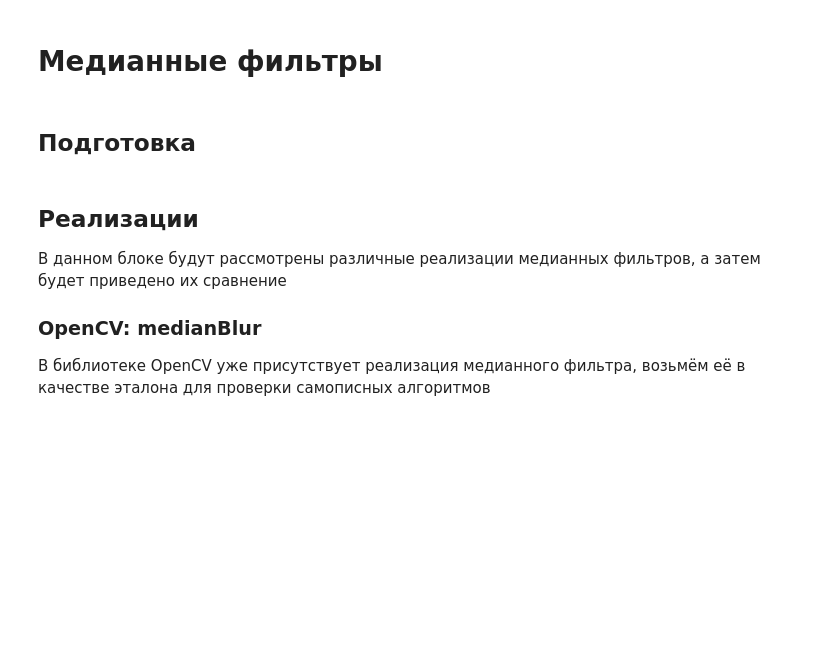
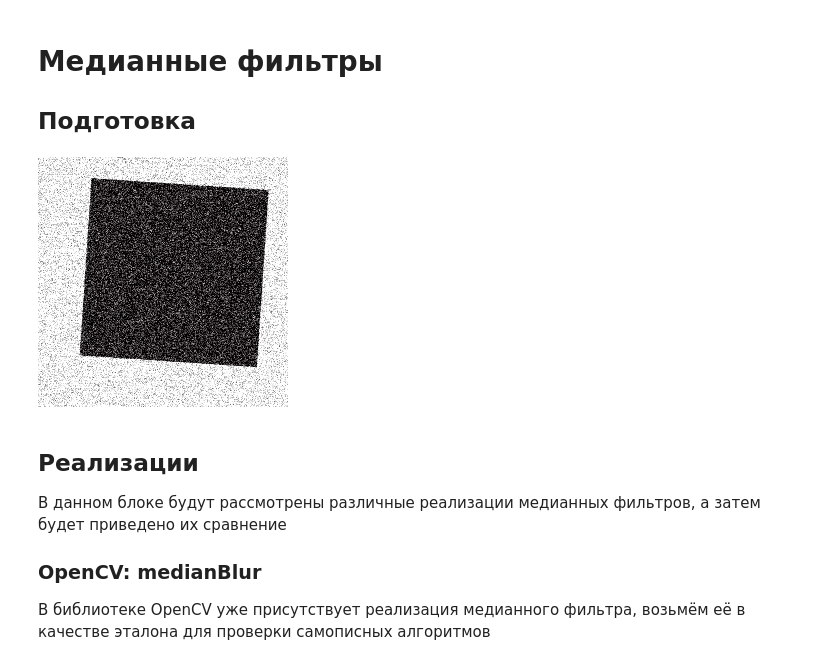
Before and after one commit to eaglemango/median-filters, a Jupyter notebook: example.ipynb, the cells around one changed output. Saved outputs shown, nothing was run; the diff lists cells and outputs as text; code cells hidden in the pictures; blank space fills up the shorter version.

```diff
--- a/example.ipynb
+++ b/example.ipynb
@@ -1,2 +1,4 @@
 # %% [markdown]
 # Медианные фильтры
+
+## Подготовка
@@ -6,12 +5,18 @@ from PIL import Image
-# %% [markdown]
-## Подготовка
 # %%
+import numpy as np
+from PIL import Image
+
 # Загрузим тестовое изображение и представим его в виде np.array
 image = Image.open("samples/Original.bmp")
 image = np.array(image)
 
 # Для ускорения проверки обрежем исходное изображение
-SMALLER_SIZE = 100
+SMALLER_SIZE = 250
 image = image[:SMALLER_SIZE, :SMALLER_SIZE, :]
+
+# Посмотрим на исходное изображение
+Image.fromarray(image)
+# %% [output]
+[figure, added]
 # %%
 # Будем работать с фильтрами радиуса R
```
Also changed, not shown: parts of 29 cells of this notebook.
